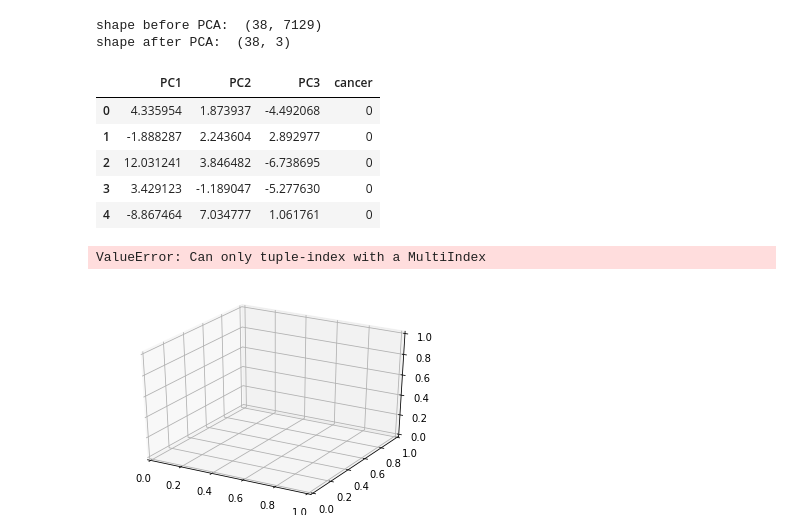
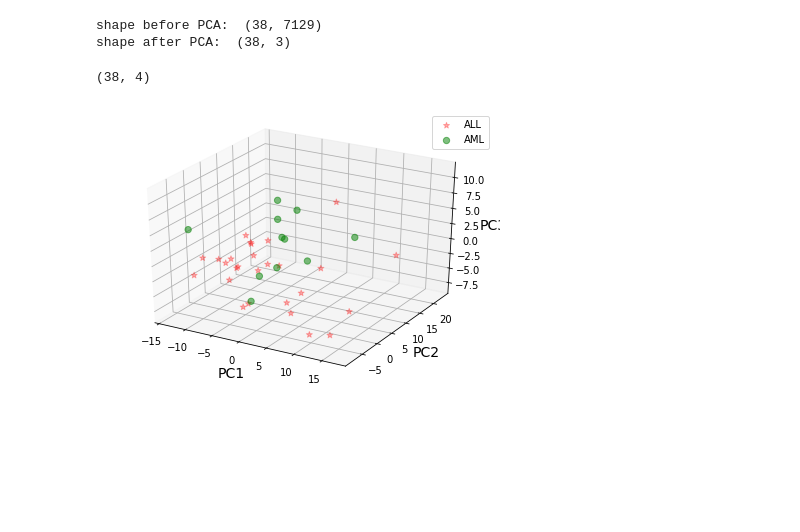
Before and after one commit to hnbnguyen/Classification-of-Cancer-Type, a Jupyter notebook: exploration.ipynb, the cells around one changed output. Cells and saved outputs as stored; diff of their text form; code cells hidden in the pictures; blank space fills up the shorter version.

Commit message:
PCA plot done

```diff
--- a/exploration.ipynb
+++ b/exploration.ipynb
@@ -240,43 +242,35 @@ shape after PCA:  (38, 3)
 # %%
 frames = [df_train_pca, cancer_col_train]
 df_train_pca = pd.concat(frames, axis = 1)
-df_train_pca.head()
+df_train_pca.shape
 # %% [output]
-|  | PC1 | PC2 | PC3 | cancer |
-| 0 | 4.335954 | 1.873937 | -4.492068 | 0 |
-| 1 | -1.888287 | 2.243604 | 2.892977 | 0 |
-| 2 | 12.031241 | 3.846482 | -6.738695 | 0 |
-| 3 | 3.429123 | -1.189047 | -5.277630 | 0 |
-| 4 | -8.867464 | 7.034777 | 1.061761 | 0 |
+(38, 4)
 # %%
-from matplotlib import projections
-from mpl_toolkits.mplot3d import Axes3D
 import numpy as np
 
-xdata = df_train_pca.iloc[:, 0]
-ydata = df_train_pca.iloc[:, 1]
-zdata = df_train_pca.iloc[:, 2]
+xdata = pca_features[:, 0]
+ydata = pca_features[:, 1]
+zdata = pca_features[:, 2]
 
 cdict = {0: 'red', 1: 'green'}
-label = {0: 'ALL', 1: 'AML'}
-marker = {0: '*', 1 : 'o'}
+labl = {0: 'ALL', 1: 'AML'}
+marker = {0: '*', 1: 'o'}
 alpha = {0: .3, 1: .5}
 
-fig = plt.figure()
-ax  = fig.add_subplot(111, projection = '3d')
+fig = plt.figure(figsize=(7, 5))
+ax = fig.add_subplot(111, projection= '3d')
 
 fig.patch.set_facecolor('white')
-for l in np.unique(cancer_col_train):
-    ix = np.where(cancer_col_train == l)
-    ax.scatter(xdata[ix], ydata[ix], zdata[ix], c = cdict[l], s = 40,
-                label = label[l], marker= marker[l], alpha=alpha[l])
+for i in np.unique(cancer_col_train):
+    ix = np.where(cancer_col_train == i)
+    ax.scatter(xdata[ix], ydata[ix], zdata[ix], c=cdict[i], s=40,
+                label = labl[i], marker=marker[i], alpha=alpha[i])
 
 ax.set_xlabel("PC1", fontsize = 14)
 ax.set_ylabel("PC2", fontsize = 14)
 ax.set_zlabel("PC3", fontsize = 14)
 
 ax.legend()
 plt.show()
 # %% [output]
-ValueError: Can only tuple-index with a MultiIndex
-[figure, old version]
+[figure, new version]
```
Also changed, not shown: parts of 1 cell of this notebook, 1 other file.
